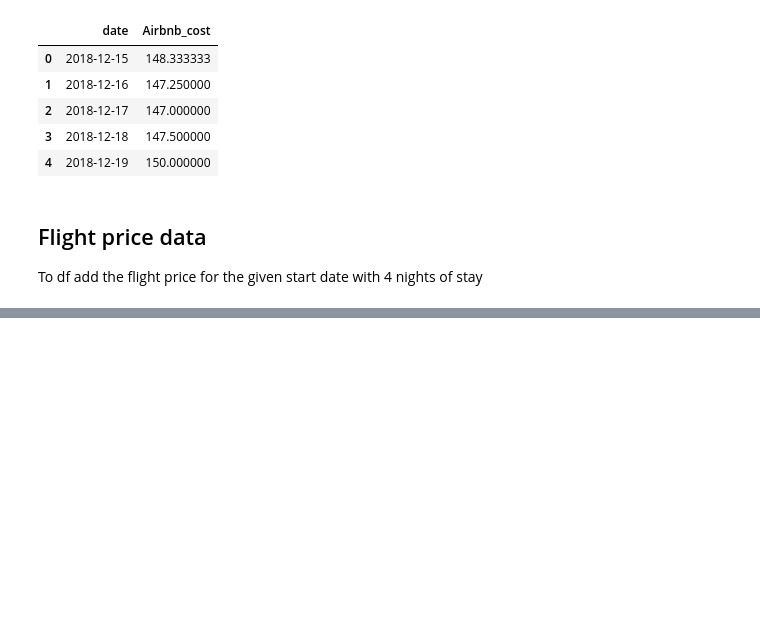
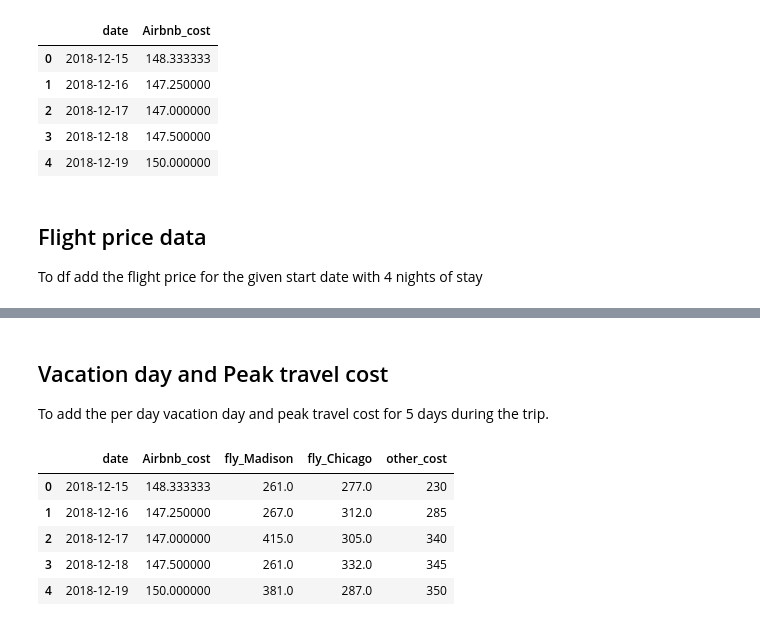
Before and after one commit to mohakpatel/VacationPlanner, a Jupyter notebook: Combined cost analysis.ipynb, the cells around one changed output, grey strips where cells are left out. Drawn from its saved outputs; the diff is of its cells as text; code cells hidden in the pictures; blank space fills up the shorter version.

```diff
--- a/Combined cost analysis.ipynb
+++ b/Combined cost analysis.ipynb
@@ -120,0 +115,29 @@ df.head()
+# %% [markdown]
+## Vacation day and Peak travel cost
+
+To add the per day vacation day and peak travel cost for 5 days during the trip.
+# %%
+vacationday_peaktravel = pd.read_csv('../../Data/VacationPlanner/peaktravel_vacationday_cost.csv')
+vacationday_peaktravel = vacationday_peaktravel.set_index('date')
+
+def cumulative_cost(start_date):
+
+    # Find end date
+    df_ = pd.DataFrame(data={'date':pd.date_range(start=start_date, periods=5)})
+    end_date = df_['date'].astype(str).tolist()[-1]
+
+    # Slice all cost between start and end date
+    sub_df = vacationday_peaktravel.loc[start_date:end_date, ['vacation_day_cost', 'peak_travel_cost']]
+
+    return sub_df.sum().sum()
+
+df['other_cost'] = df['date'].apply(cumulative_cost)
+
+df.head()
+# %% [output]
+|  | date | Airbnb_cost | fly_Madison | fly_Chicago | other_cost |
+| 0 | 2018-12-15 | 148.333333 | 261.0 | 277.0 | 230 |
+| 1 | 2018-12-16 | 147.250000 | 267.0 | 312.0 | 285 |
+| 2 | 2018-12-17 | 147.000000 | 415.0 | 305.0 | 340 |
+| 3 | 2018-12-18 | 147.500000 | 261.0 | 332.0 | 345 |
+| 4 | 2018-12-19 | 150.000000 | 381.0 | 287.0 | 350 |
```
Also changed, not shown: parts of 11 cells of this notebook.
